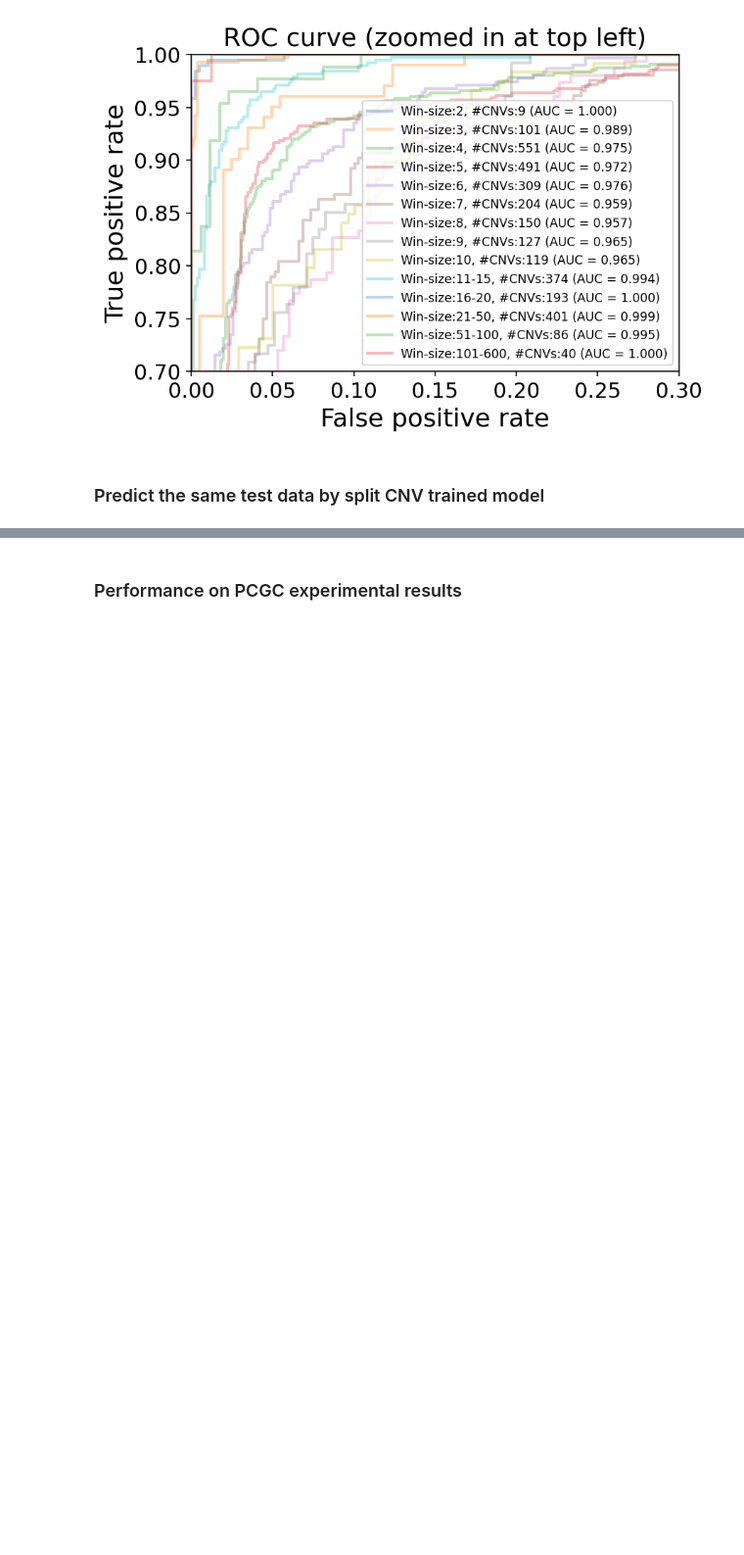
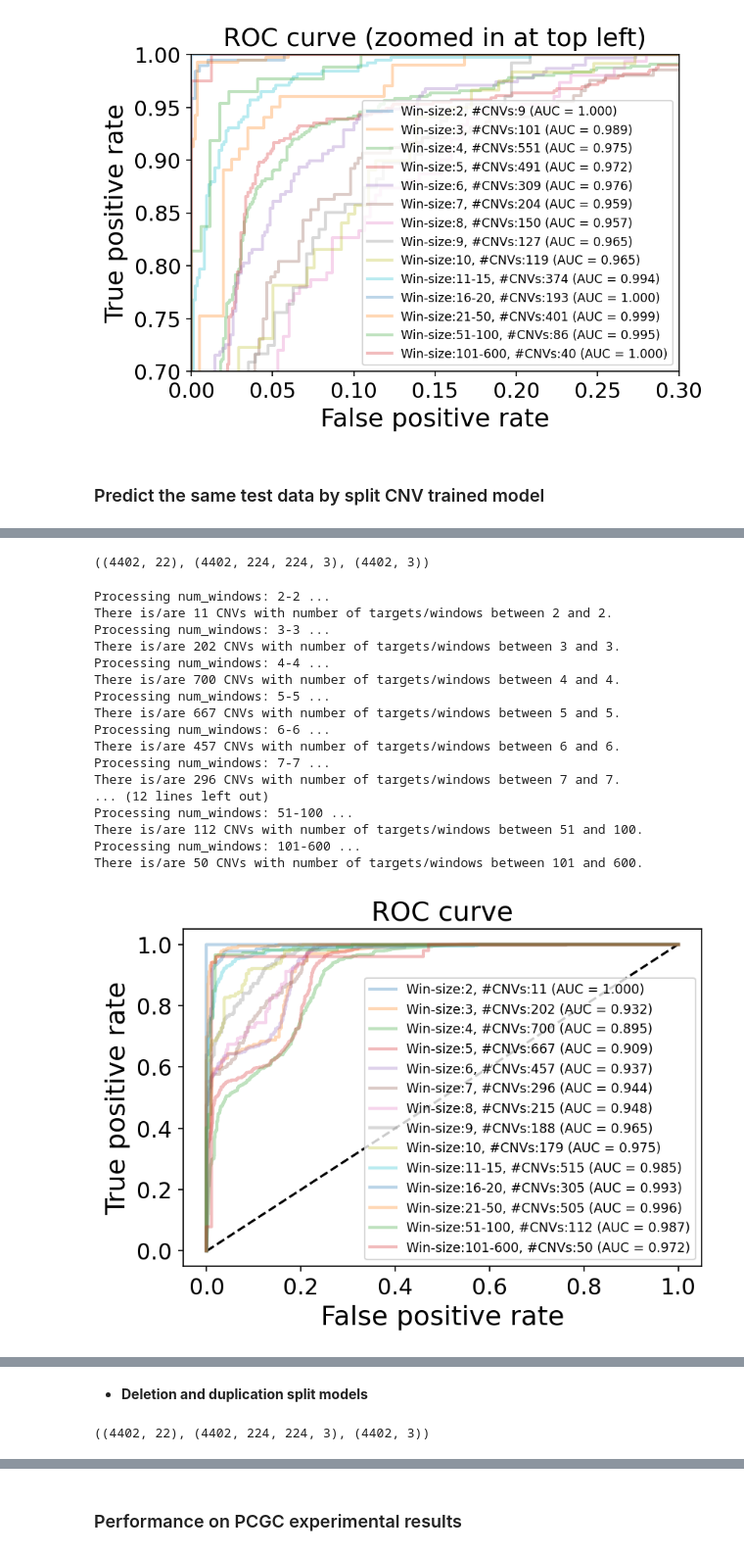
Before and after one commit to ShenLab/CNV-Espresso, a Jupyter notebook: src/training_entire_cnv_3classes.ipynb, the cells around one changed output, grey strips where cells are left out. Shown at 98% size. Cells and saved outputs as stored; diff of their text form; code cells hidden in the pictures; blank space fills up the shorter version.

```diff
--- a/src/training_entire_cnv_3classes.ipynb
+++ b/src/training_entire_cnv_3classes.ipynb
@@ -1219,0 +1194,73 @@ func_dl.pred_roc_data(model, select_img, select_label_one_hot)
+# %%
+test_cnv_info_df.shape, test_img.shape, test_label.shape
+# %% [output]
+((4402, 22), (4402, 224, 224, 3), (4402, 3))
+# %%
+fpr_list, tpr_list, auc_list, info_list = [],[],[],[]
+
+for win_num in range(2,11):
+    min_win = win_num
+    max_win = win_num
+    fpr, tpr, auc, roc_info = func_dl.fetch_roc_info_by_num_win(split_model, test_cnv_info_df, test_img, test_label,
+                                                          min_win, max_win)
+
+    fpr_list.append(fpr)
+    tpr_list.append(tpr)
+    auc_list.append(auc)
+    info_list.append(roc_info)
+
+fpr, tpr, auc, roc_info = func_dl.fetch_roc_info_by_num_win(split_model, test_cnv_info_df, test_img, test_label,
+                                                          min_win=11, max_win=15)
+fpr_list.append(fpr)
+tpr_list.append(tpr)
+auc_list.append(auc)
+info_list.append(roc_info)
+
+fpr, tpr, auc, roc_info = func_dl.fetch_roc_info_by_num_win(split_model, test_cnv_info_df, test_img, test_label,
+                                                          min_win=16, max_win=20)
+fpr_list.append(fpr)
+tpr_list.append(tpr)
+auc_list.append(auc)
+info_list.append(roc_info)
+
+fpr, tpr, auc, roc_info = func_dl.fetch_roc_info_by_num_win(split_model, test_cnv_info_df, test_img, test_label,
+                                                          min_win=21, max_win=50)
+fpr_list.append(fpr)
+tpr_list.append(tpr)
+auc_list.append(auc)
+info_list.append(roc_info)
+
+fpr, tpr, auc, roc_info = func_dl.fetch_roc_info_by_num_win(split_model, test_cnv_info_df, test_img, test_label,
+                                                          min_win=51, max_win=100)
+fpr_list.append(fpr)
+tpr_list.append(tpr)
+auc_list.append(auc)
+info_list.append(roc_info)
+
+fpr, tpr, auc, roc_info = func_dl.fetch_roc_info_by_num_win(split_model, test_cnv_info_df, test_img, test_label,
+                                                          min_win=101, max_win=600)
+fpr_list.append(fpr)
+tpr_list.append(tpr)
+auc_list.append(auc)
+info_list.append(roc_info)
+
+func_dl.draw_multiple_roc_curve(tpr_list, fpr_list, auc_list, info_list, output_image_file=None)
+# %% [output]
+Processing num_windows: 2-2 ...
+There is/are 11 CNVs with number of targets/windows between 2 and 2.
+Processing num_windows: 3-3 ...
+There is/are 202 CNVs with number of targets/windows between 3 and 3.
+Processing num_windows: 4-4 ...
+There is/are 700 CNVs with number of targets/windows between 4 and 4.
+Processing num_windows: 5-5 ...
+There is/are 667 CNVs with number of targets/windows between 5 and 5.
+Processing num_windows: 6-6 ...
+There is/are 457 CNVs with number of targets/windows between 6 and 6.
+Processing num_windows: 7-7 ...
+There is/are 296 CNVs with number of targets/windows between 7 and 7.
+... (12 lines left out)
+Processing num_windows: 51-100 ...
+There is/are 112 CNVs with number of targets/windows between 51 and 100.
+Processing num_windows: 101-600 ...
+There is/are 50 CNVs with number of targets/windows between 101 and 600.
+[figure, added]
@@ -1219,0 +1268,6 @@ func_dl.pred_roc_data(model, select_img, select_label_one_hot)
+# %% [markdown]
+- **Deletion and duplication split models**
+# %%
+test_cnv_info_df.shape, test_img.shape, test_label.shape
+# %% [output]
+((4402, 22), (4402, 224, 224, 3), (4402, 3))
```
Also changed, not shown: parts of 31 cells of this notebook, 5 other files.
